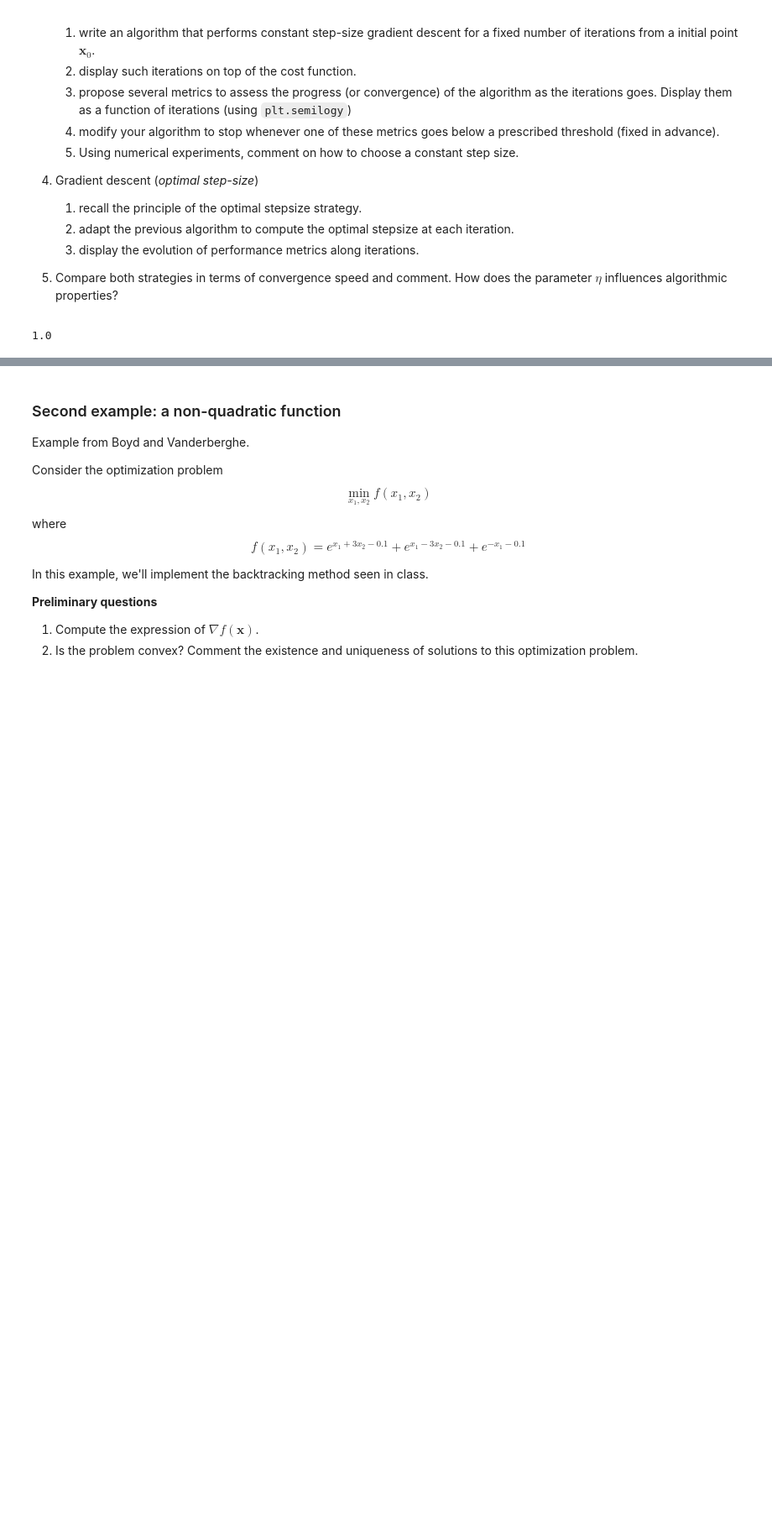
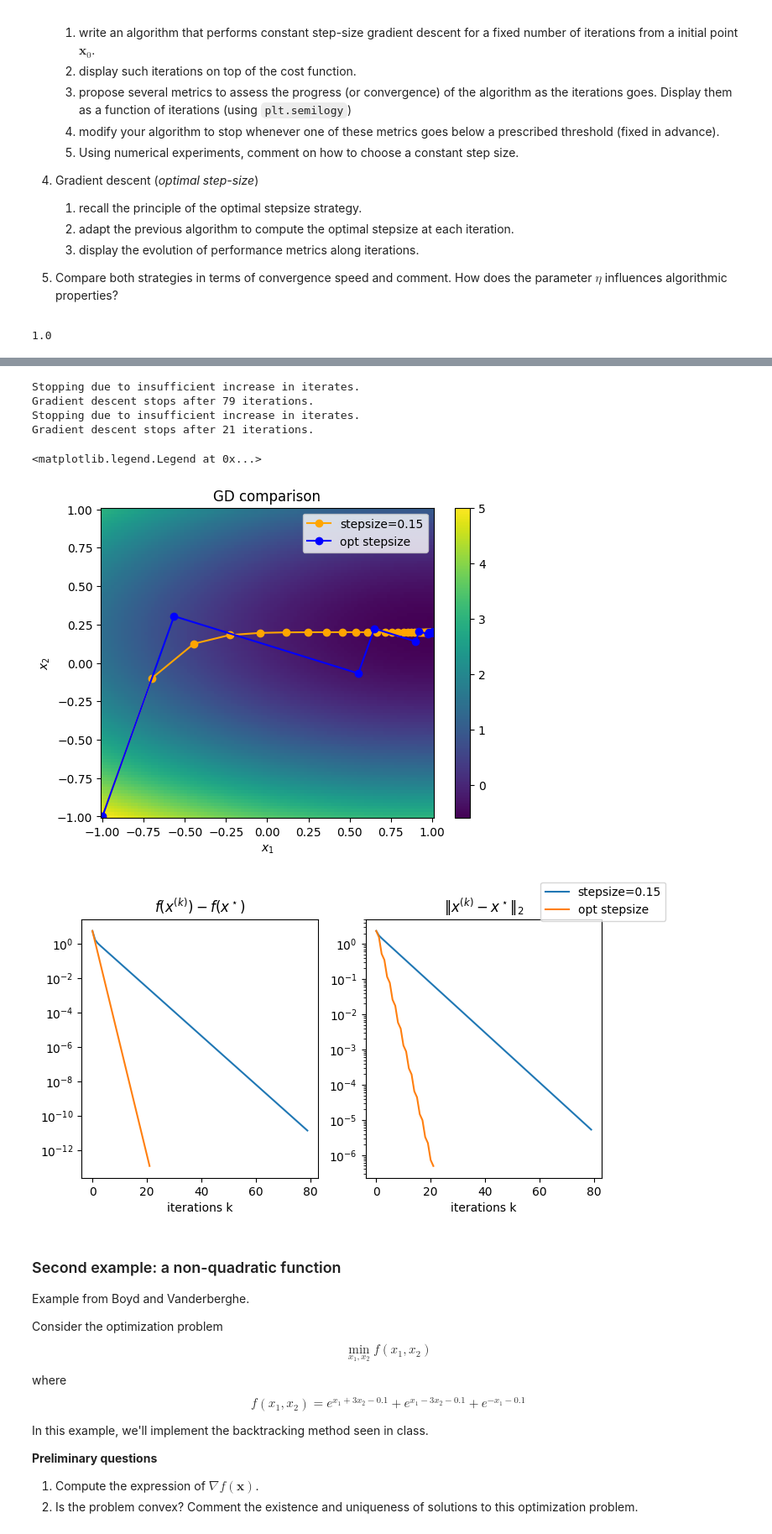
Before and after one commit to Yassine913/Info, a Jupyter notebook: notebooks/TP2.ipynb, the cells around one changed output, grey strips where cells are left out. Shown at 84% size. Drawn from its saved outputs; the diff is of its cells as text; code cells hidden in the pictures; blank space fills up the shorter version.

```diff
--- a/notebooks/TP2.ipynb
+++ b/notebooks/TP2.ipynb
@@ -71,3 +220,49 @@ print(obj_f(1,1,5))
+# %%
+# question 5
+# compare the different approaches - one with fixed stepsize and the other with optimal stepsize
+fopt = obj_f(1, 1/5,5) # optimal value of f
+xopt = np.array([1, 1/5]) # minimizer
+
+x0 = np.array([-1, -1])
+step = 0.15
+xks, cost_vals = gradient_descent_fixed_stepsize(x0, step, nitermax=200, tol=1e-6)
+xks_opt, cost_vals_opt = gradient_descent_optimal_stepsize(x0, nitermax=200, tol=1e-6)
+
+dist = np.linalg.norm(xks - xopt, axis=1)
+dist_opt = np.linalg.norm(xks_opt - xopt, axis=1)
+# display on contour plot
+
+plt.figure()
+plt.pcolormesh(X, Y, obj_f(X,Y,5))
+plt.colorbar()
+plt.xlabel(r'$x_1$')
+plt.ylabel(r'$x_2$')
+
+plt.plot(xks[:, 0], xks[:, 1], color='orange', marker='o', label='stepsize='+str(step))
+plt.plot(xks_opt[:, 0], xks_opt[:, 1], color='blue', marker='o', label='opt stepsize')
+plt.legend()
+plt.title('GD comparison')
+# comparison
+fig, ax = plt.subplots(ncols=2, sharex=True, figsize=(8, 4))
+ax[0].semilogy(cost_vals-fopt)
+ax[0].semilogy(cost_vals_opt-fopt)
+ax[0].set_xlabel('iterations k')
+ax[0].set_title(r'$f(x^{(k)}) - f(x^\star)$')
+
+ax[1].semilogy(dist, label='stepsize='+str(step))
+ax[1].semilogy(dist_opt, label='opt stepsize')
+ax[1].set_xlabel('iterations k')
+ax[1].set_title(r'$\Vert x^{(k)} - x^\star\Vert_2$');
+fig.legend()
+#gradient decent pour un pas constant est moins performant que la descente der gradient avec un pas optimal
+# %% [output]
+Stopping due to insufficient increase in iterates.
+Gradient descent stops after 79 iterations.
+Stopping due to insufficient increase in iterates.
+Gradient descent stops after 21 iterations.
+<matplotlib.legend.Legend at 0x...>
+[figure, added]
+[figure, added]
 # %% [markdown]
 ### Second example: a non-quadratic function
 Example from Boyd and Vanderberghe.
```
Also changed, not shown: parts of 14 cells of this notebook.
